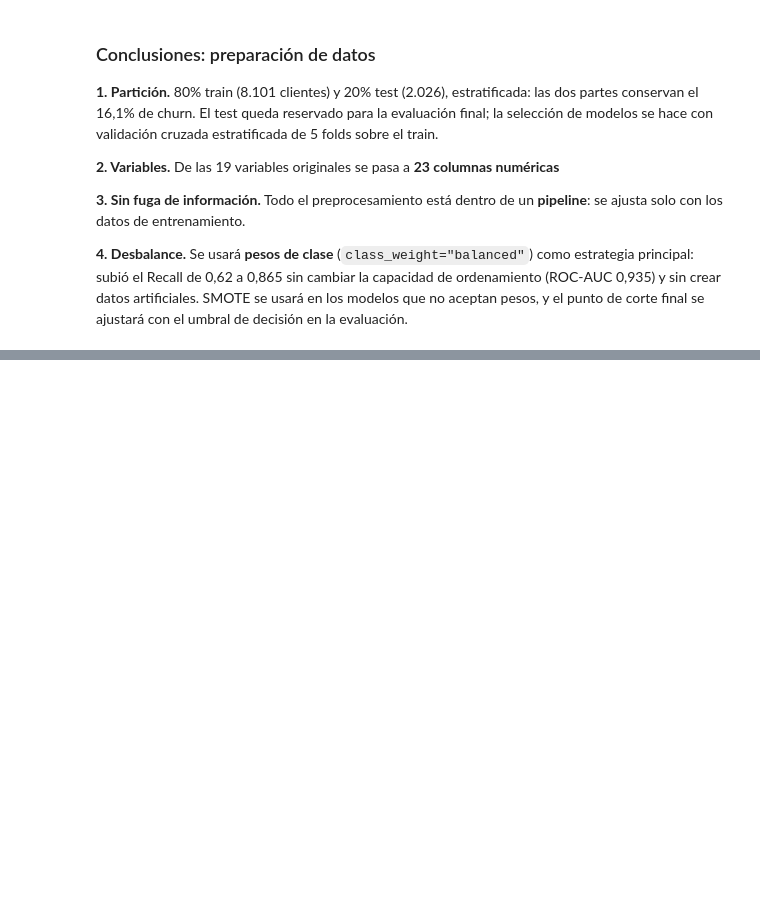
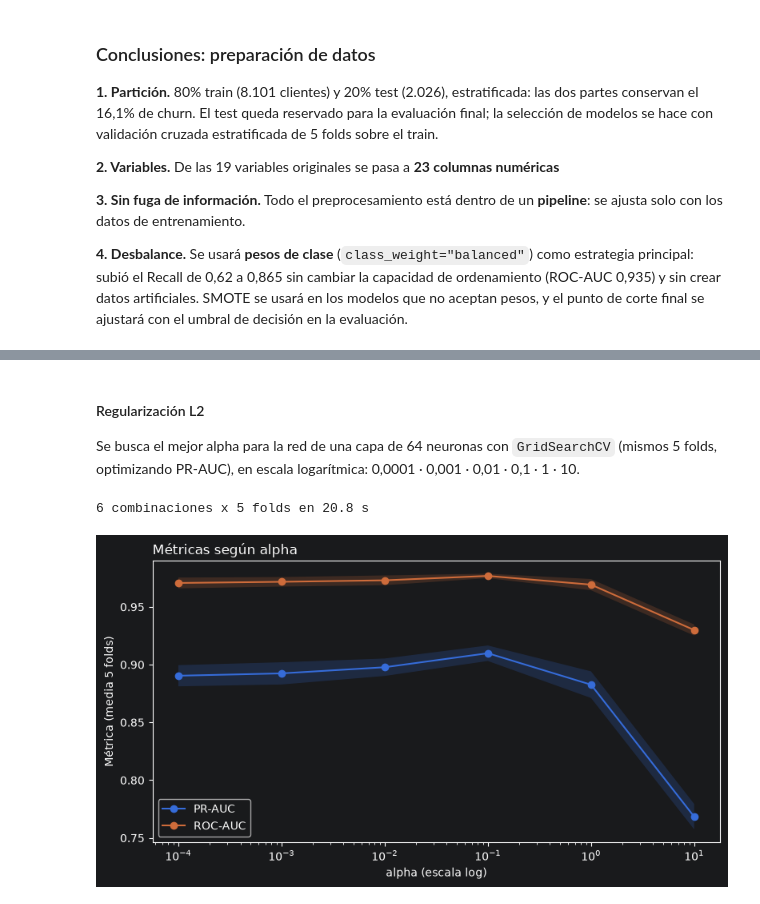
Before and after one commit to crissebasbol/bank_churn_prediction, a Jupyter notebook: notebooks/churn_analysis.ipynb, the cells around one changed output, grey strips where cells are left out. Saved outputs shown, nothing was run; the diff lists cells and outputs as text; code cells hidden in the pictures; blank space fills up the shorter version.

```diff
--- a/notebooks/churn_analysis.ipynb
+++ b/notebooks/churn_analysis.ipynb
@@ -660,0 +798,4 @@ training.format_cv_summary(imbalance_summary)
+# %%
+_, svm_best_folds = training.run_experiments({"SVM RBF ajustado": svm_search.best_estimator_}, X_train, y_train)
+cv_folds.update(svm_best_folds)
+training.format_cv_summary(training.summarize_cv(cv_folds))
@@ -660,0 +822,2 @@ training.format_cv_summary(imbalance_summary)
+# %%
+mlp_summary, mlp_folds = training.run_experiments(models.mlp_architecture_models(), X_train, y_train)
@@ -660,0 +845,15 @@ training.format_cv_summary(imbalance_summary)
+# %% [markdown]
+#### Regularización L2
+
+Se busca el mejor alpha para la red de una capa de 64 neuronas con `GridSearchCV` (mismos 5 folds, optimizando PR-AUC), en escala logarítmica: 0,0001 · 0,001 · 0,01 · 0,1 · 1 · 10.
+# %%
+mlp_search = training.tune_model(
+    models.mlp_pipeline(hidden_layer_sizes=(64,)), models.MLP_ALPHA_GRID, X_train, y_train
+)
+# %% [output]
+6 combinaciones x 5 folds en 20.8 s
+# %%
+fig = plots.plot_param_curve(mlp_search, param="model__alpha", metrics=("pr_auc", "roc_auc"))
+viz.save_fig(fig, "08_mlp_alpha")
+# %% [output]
+[figure, added]
```
Also changed, not shown: parts of 81 cells of this notebook, 16 other files.
